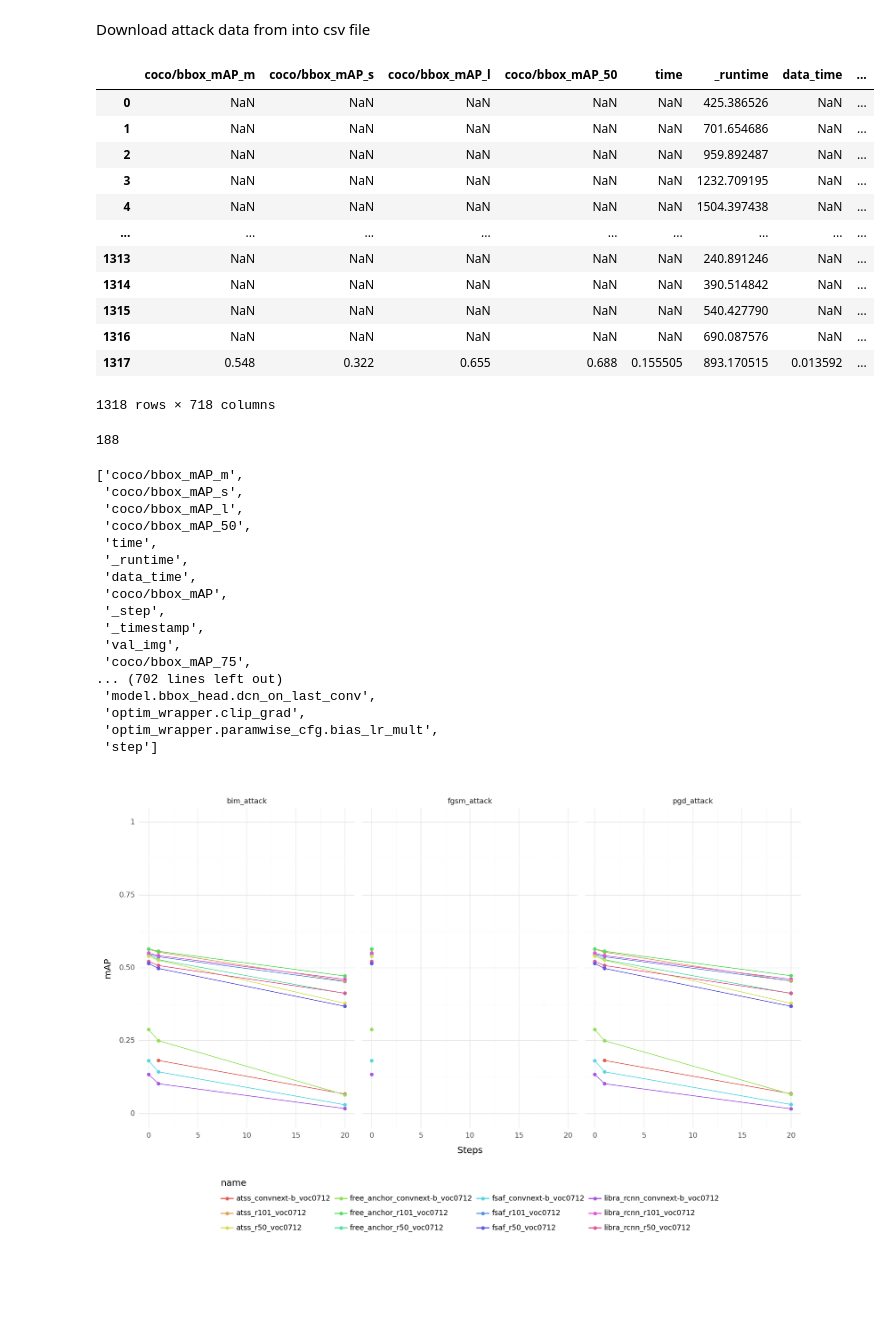
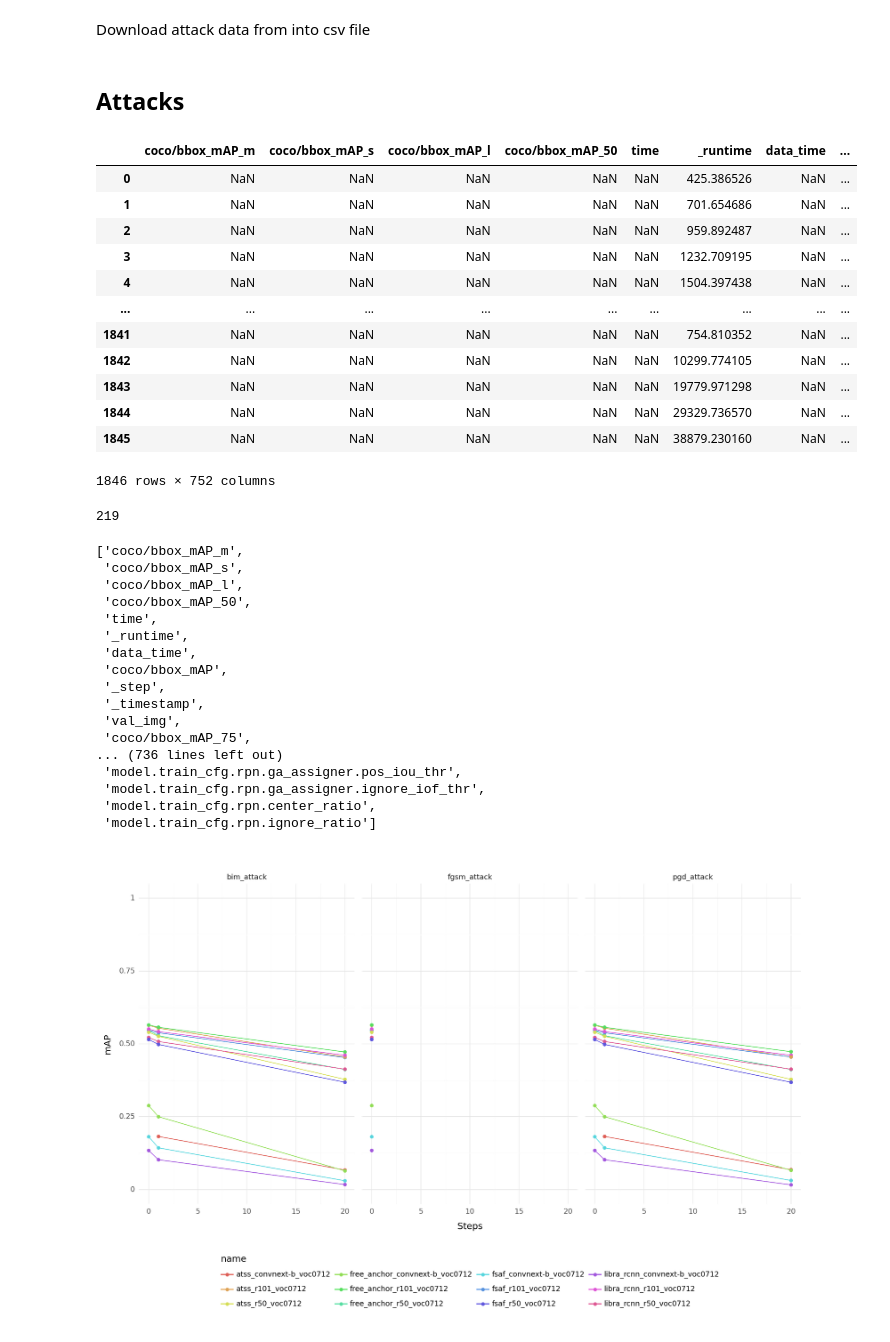
Before and after one commit to shashankskagnihotri/benchmarking_robustness, a Jupyter notebook: object_detection/vis_results.ipynb, the cells around one changed output. Saved outputs shown, nothing was run; the diff lists cells and outputs as text; code cells hidden in the pictures; blank space fills up the shorter version.

```diff
--- a/object_detection/vis_results.ipynb
+++ b/object_detection/vis_results.ipynb
@@ -16,25 +18,28 @@ extract_wandb_runs_to_csv(project_name, entity_name, output_file)
+# %% [markdown]
+## Attacks
 # %%
 import pandas as pd
-df = pd.read_csv(output_file)
+attack_result_csv = "attacks_results.csv"
+df = pd.read_csv(attack_result_csv)
 df
 # %% [output]
 |  | coco/bbox_mAP_m | coco/bbox_mAP_s | coco/bbox_mAP_l | coco/bbox_mAP_50 | time | _runtime | data_time | ... |
 | 0 | NaN | NaN | NaN | NaN | NaN | 425.386526 | NaN | ... |
 | 1 | NaN | NaN | NaN | NaN | NaN | 701.654686 | NaN | ... |
 | 2 | NaN | NaN | NaN | NaN | NaN | 959.892487 | NaN | ... |
 | 3 | NaN | NaN | NaN | NaN | NaN | 1232.709195 | NaN | ... |
 | 4 | NaN | NaN | NaN | NaN | NaN | 1504.397438 | NaN | ... |
 | ... | ... | ... | ... | ... | ... | ... | ... | ... |
-| 1313 | NaN | NaN | NaN | NaN | NaN | 240.891246 | NaN | ... |
-| 1314 | NaN | NaN | NaN | NaN | NaN | 390.514842 | NaN | ... |
-| 1315 | NaN | NaN | NaN | NaN | NaN | 540.427790 | NaN | ... |
-| 1316 | NaN | NaN | NaN | NaN | NaN | 690.087576 | NaN | ... |
-| 1317 | 0.548 | 0.322 | 0.655 | 0.688 | 0.155505 | 893.170515 | 0.013592 | ... |
+| 1841 | NaN | NaN | NaN | NaN | NaN | 754.810352 | NaN | ... |
+| 1842 | NaN | NaN | NaN | NaN | NaN | 10299.774105 | NaN | ... |
+| 1843 | NaN | NaN | NaN | NaN | NaN | 19779.971298 | NaN | ... |
+| 1844 | NaN | NaN | NaN | NaN | NaN | 29329.736570 | NaN | ... |
+| 1845 | NaN | NaN | NaN | NaN | NaN | 38879.230160 | NaN | ... |
-1318 rows × 718 columns
+1846 rows × 752 columns
 # %%
 len(df["id"].unique())
 # %% [output]
-188
+219
 # %%
 df.columns.tolist()
 # %% [output]
@@ -50,11 +55,11 @@ df.columns.tolist()
  '_timestamp',
  'val_img',
  'coco/bbox_mAP_75',
-... (702 lines left out)
- 'model.bbox_head.dcn_on_last_conv',
- 'optim_wrapper.clip_grad',
- 'optim_wrapper.paramwise_cfg.bias_lr_mult',
- 'step']
+... (736 lines left out)
+ 'model.train_cfg.rpn.ga_assigner.pos_iou_thr',
+ 'model.train_cfg.rpn.ga_assigner.ignore_iof_thr',
+ 'model.train_cfg.rpn.center_ratio',
+ 'model.train_cfg.rpn.ignore_ratio']
 # %%
 from pandas import DataFrame
 from plotnine import ggplot, aes, geom_line, geom_point, labs, theme_minimal, facet_wrap, scale_y_continuous, theme, facet_grid
```
Also changed, not shown: parts of 19 cells of this notebook, 2 other files.
